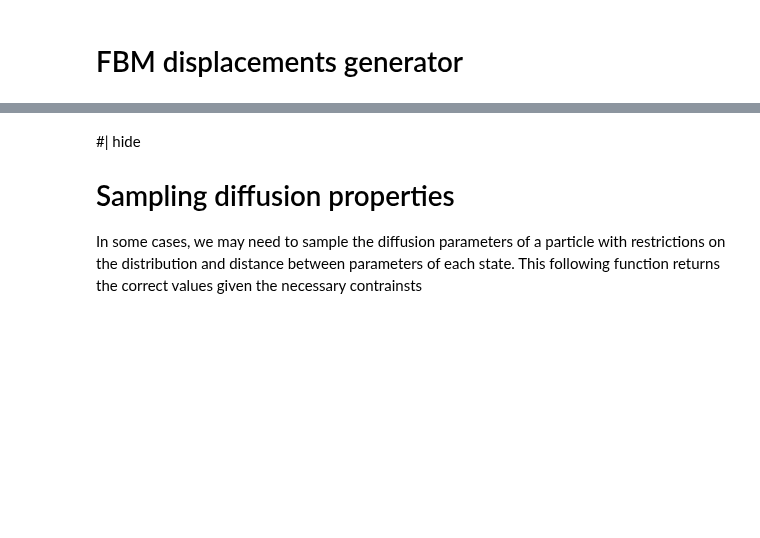
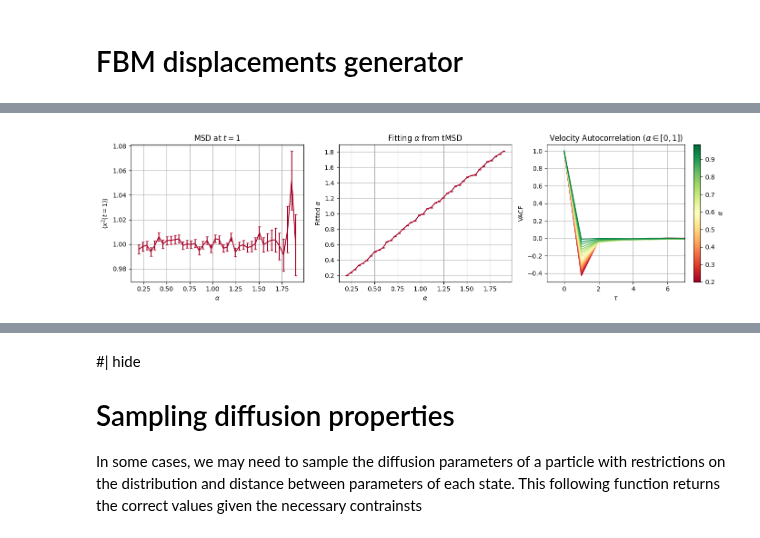
Before and after one commit to AnDiChallenge/andi_datasets, a Jupyter notebook: source_nbs/lib_nbs/models_phenom.ipynb, the cells around one changed output, grey strips where cells are left out. Drawn from its saved outputs; the diff is of its cells as text; code cells hidden in the pictures; blank space fills up the shorter version.

```diff
--- a/source_nbs/lib_nbs/models_phenom.ipynb
+++ b/source_nbs/lib_nbs/models_phenom.ipynb
@@ -148,0 +215,25 @@ cbar.set_label(r'$\alpha$')
+# %%
+fig, ax = plt.subplots(1, 3, figsize = (14, 4), tight_layout = True)
+
+ax[1].errorbar(alphas, exp_a.mean(1), yerr=exp_a.std(1)/np.sqrt(reps), capsize=2, color = plt.cm.RdYlGn(0))
+plt.setp(ax[1], ylabel = r'Fitted $\alpha$', xlabel = r'$\alpha$', title = r'Fitting $\alpha$ from tMSD')
+ax[1].grid()
+
+ax[0].errorbar(alphas, tmsd_a.mean(1), yerr=tmsd_a.std(1)/np.sqrt(reps), capsize=2, c = plt.cm.RdYlGn(0))
+plt.setp(ax[0], ylabel = r'$\left < x^2(t=1) \right>$', xlabel = r'$\alpha$', title = r'MSD at $t=1$')
+ax[0].grid()
+
+for idxv, va in enumerate(vacf_a):
+    ax[2].plot(taus, va, c = plt.cm.RdYlGn(idxv/vacf_a.shape[0]));
+plt.setp(ax[2], xlim = (-1 , 7), xlabel = r'$\tau$', ylabel = 'VACF', title = r'Velocity Autocorrelation ($\alpha\in[0,1]$)')
+ax[2].grid()
+
+vec = alphas[alphas < 1]
+normalize = mcolors.Normalize(vmin=vec.min(), vmax=vec.max())
+colormap = plt.cm.RdYlGn
+scalarmappaple = plt.cm.ScalarMappable(norm=normalize, cmap=colormap)
+scalarmappaple.set_array(vec)
+cbar = fig.colorbar(scalarmappaple, ax = ax[2])
+cbar.set_label(r'$\alpha$')
+# %% [output]
+[figure, added]
```
Also changed, not shown: parts of 16 cells of this notebook, 5 other files.
